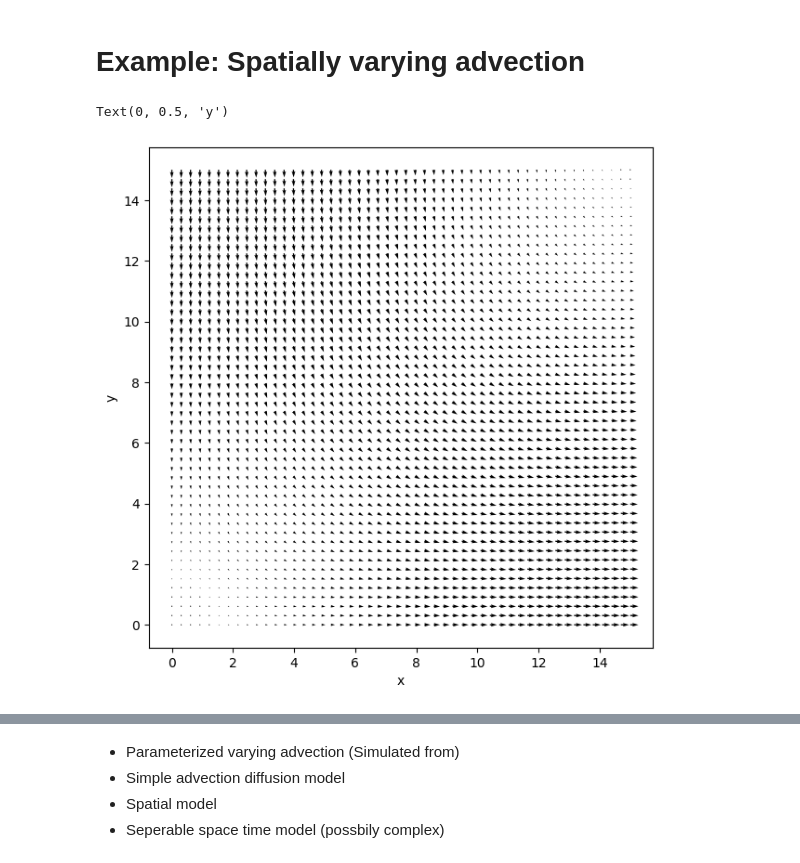
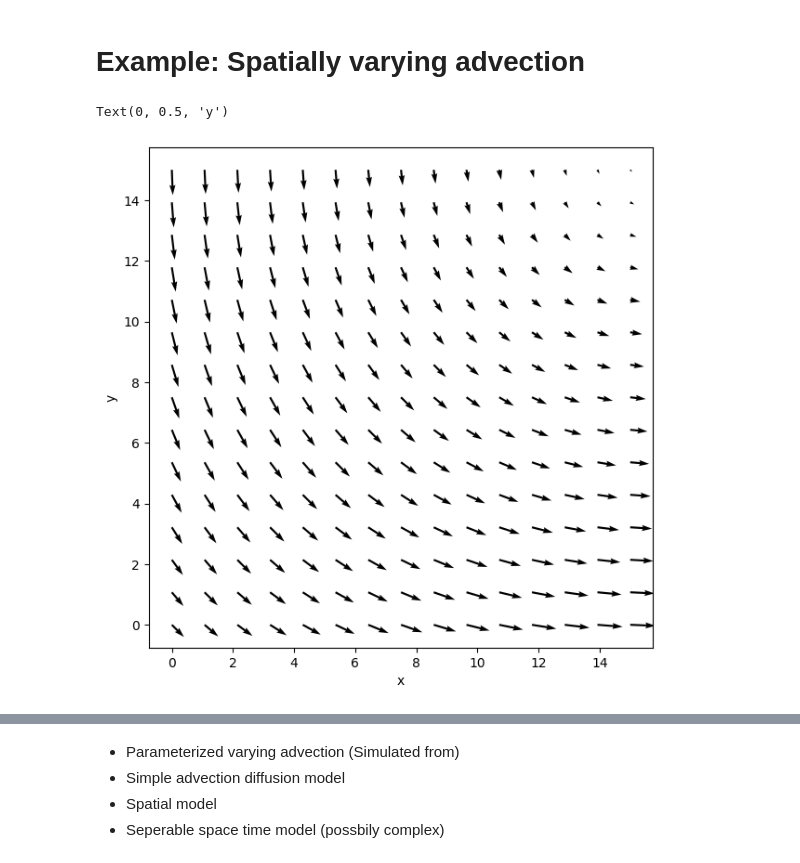
Before and after one commit to berild/spdepy, a Jupyter notebook: examples/advection_diffusion_example/master.ipynb, the cells around one changed output, grey strips where cells are left out. Cells and saved outputs as stored; diff of their text form; code cells hidden in the pictures.

```diff
--- a/examples/advection_diffusion_example/master.ipynb
+++ b/examples/advection_diffusion_example/master.ipynb
@@ -5,48 +5,57 @@ import spdepy as sp
 import numpy as np
 import matplotlib.pyplot as plt
 # %%
-bc = 3
+bc = 1
 
-M = 50
-N = 50
+M = 15
+N = 15
 T = 12
 x = np.linspace(0, 15, M)
 y = np.linspace(0, 15, N)
 ts = np.linspace(0,2,T).astype("float64")
 
-np.savez("data/grik.npz", x=x, y=y, t=ts)
+# np.savez("data/grid.npz", x=x, y=y, t=ts)
 # %%
 
 X, Y, _= np.meshgrid(x, y, ts)
 sx, sy = np.meshgrid(x, y)
 sx = sx.flatten()
 sy = sy.flatten()
 
 def getVx(x,y):
-    return np.sin(x/10)*np.cos(y/10)
+    return np.sin((x/15+1/2)*np.pi/3)*np.cos((y/15+1/2)*np.pi/3)
 
 def getVy(x,y):
-    return -np.cos(x/10)*np.sin(y/10)
+    return -np.cos((x/15+1/2)*np.pi/3)*np.sin((y/15+1/2)*np.pi/3)
 
 def getPerpVx(x,y):
-    return -np.cos(x/10)*np.sin(y/10)
+    return -np.cos((x/15+1/2)*np.pi/3)*np.sin((y/15 + 1/2)*np.pi/3)
 
 def getPerpVy(x,y):
-    return -np.sin(x/10)*np.cos(y/10)
+    return -np.sin((x/15+1/2)*np.pi/3)*np.cos((y/15+1/2)*np.pi/3)
+
+def getVx(x,y):
+    return np.sin((x/15+1/2))*np.cos((y/15+1/2))
+def getVy(x,y):
+    return -np.cos((x/15+1/2))*np.sin((y/15+1/2))
+def getPerpVx(x,y):
+    return -np.cos((x/15+1/2))*np.sin((y/15 + 1/2))
+def getPerpVy(x,y):
+    return -np.sin((x/15+1/2))*np.cos((y/15+1/2))
 
 vx = getVx(X,Y)
 vy = getVy(X,Y)
 
 fig, ax = plt.subplots(figsize=(7, 7))
 rect = plt.Rectangle((4,4),6,6,linewidth=1,edgecolor='r',facecolor='none')
 ax.quiver(X[:,:,0], Y[:,:,0], vx[:,:,0], vy[:,:,0])
 # ax.add_patch(rect)
 ax.set_xlabel('x')
 ax.set_ylabel('y')
 # fig.savefig("../../../spat_temp_paper/figures/simstud_vec1.png", dpi=200)
 # %% [output]
 Text(0, 0.5, 'y')
-[figure, old version]
+[figure, new version]
 # %%
 vx = getPerpVx(X,Y)
 vy = getPerpVy(X,Y)
```
Also changed, not shown: parts of 21 cells of this notebook, 7 other files.
